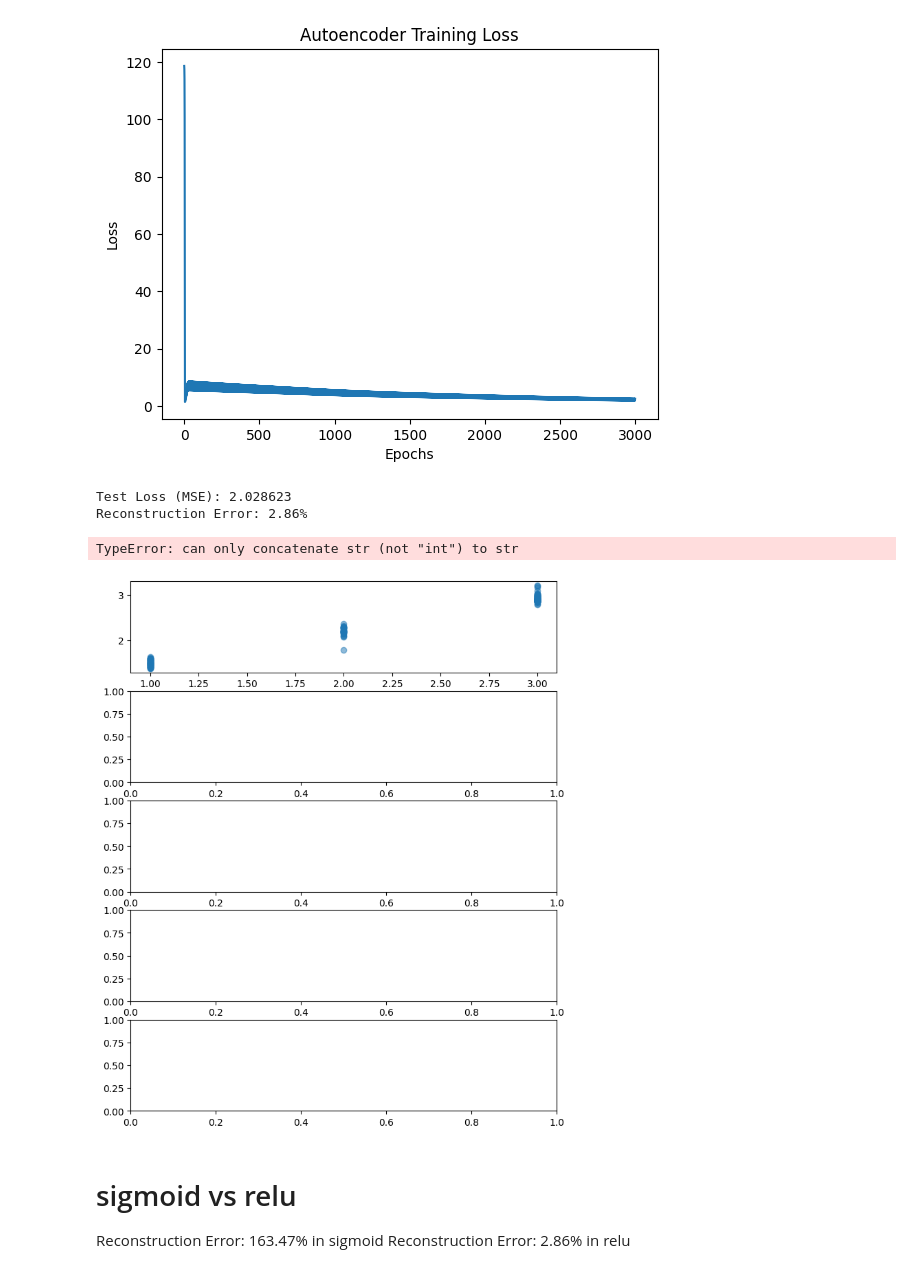
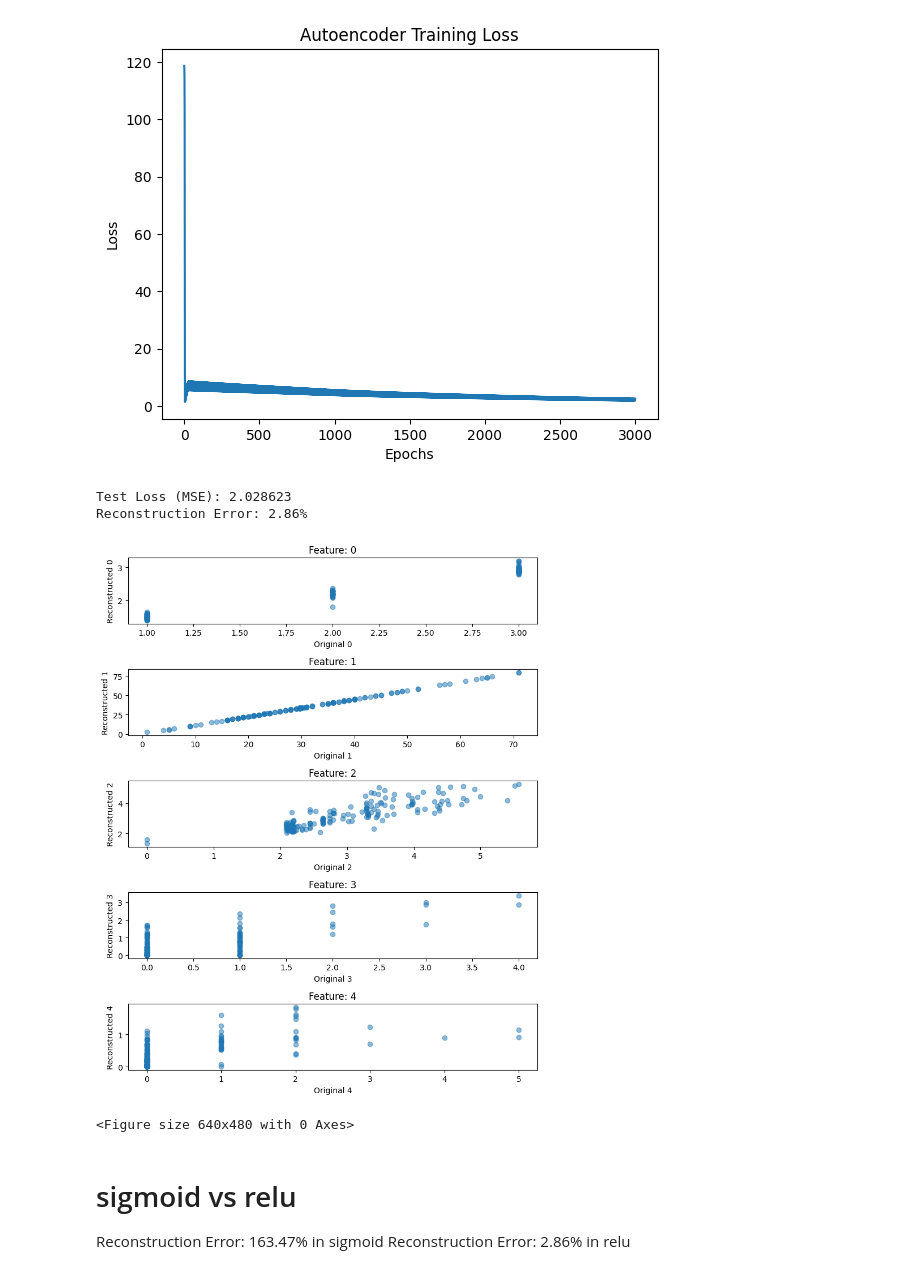
Before and after one commit to Sambhav242005/ML-NoteBook, a Jupyter notebook: unsupervied-learning.ipynb, the cells around one changed output. Saved outputs shown, nothing was run; the diff lists cells and outputs as text; code cells hidden in the pictures.

```diff
--- a/unsupervied-learning.ipynb
+++ b/unsupervied-learning.ipynb
@@ -266,38 +266,37 @@ def test_autoencoder(X, parameters, activation_fun=None):
 reconstructed, test_loss = test_autoencoder(X_test, parameters, activation_fun=relu)
 
 # Convert loss to percentage
 max_value = np.max(X_test)  # Use max value of the dataset to normalize
 error_percentage = (test_loss / max_value) * 100
 
 print(f"Test Loss (MSE): {test_loss:.6f}")
 print(f"Reconstruction Error: {error_percentage:.2f}%")
 
 # Convert back to DataFrame for better visualization
 X_test_df = pd.DataFrame(X_test)  # Ensure feature names are available
 reconstructed_df = pd.DataFrame(reconstructed, columns=X_test_df.columns)
 
 # Plot original vs reconstructed for a few features
 num_features = 5  # Number of features to visualize
 fig, axes = plt.subplots(num_features, 1, figsize=(8, 2 * num_features))
 
 for i, feature in enumerate(X_test_df.columns[:num_features]):
-    feature = str(feature)  # Ensure feature is a string
     axes[i].scatter(X_test_df[feature], reconstructed_df[feature], alpha=0.5)
-    axes[i].set_xlabel("Original " + feature)
-    axes[i].set_ylabel("Reconstructed " + feature)
+    axes[i].set_xlabel(f"Original {feature}")
+    axes[i].set_ylabel(f"Reconstructed {feature}")
     axes[i].set_title(f"Feature: {feature}")
 
 plt.tight_layout()
 plt.show()
 
 
 plt.tight_layout()
 plt.show()
 # %% [output]
 Test Loss (MSE): 2.028623
 Reconstruction Error: 2.86%
+[figure, new version]
-TypeError: can only concatenate str (not "int") to str
+<Figure size 640x480 with 0 Axes>
-[figure, old version]
 # %% [markdown]
 # sigmoid vs relu
 Reconstruction Error: 163.47% in sigmoid
```
